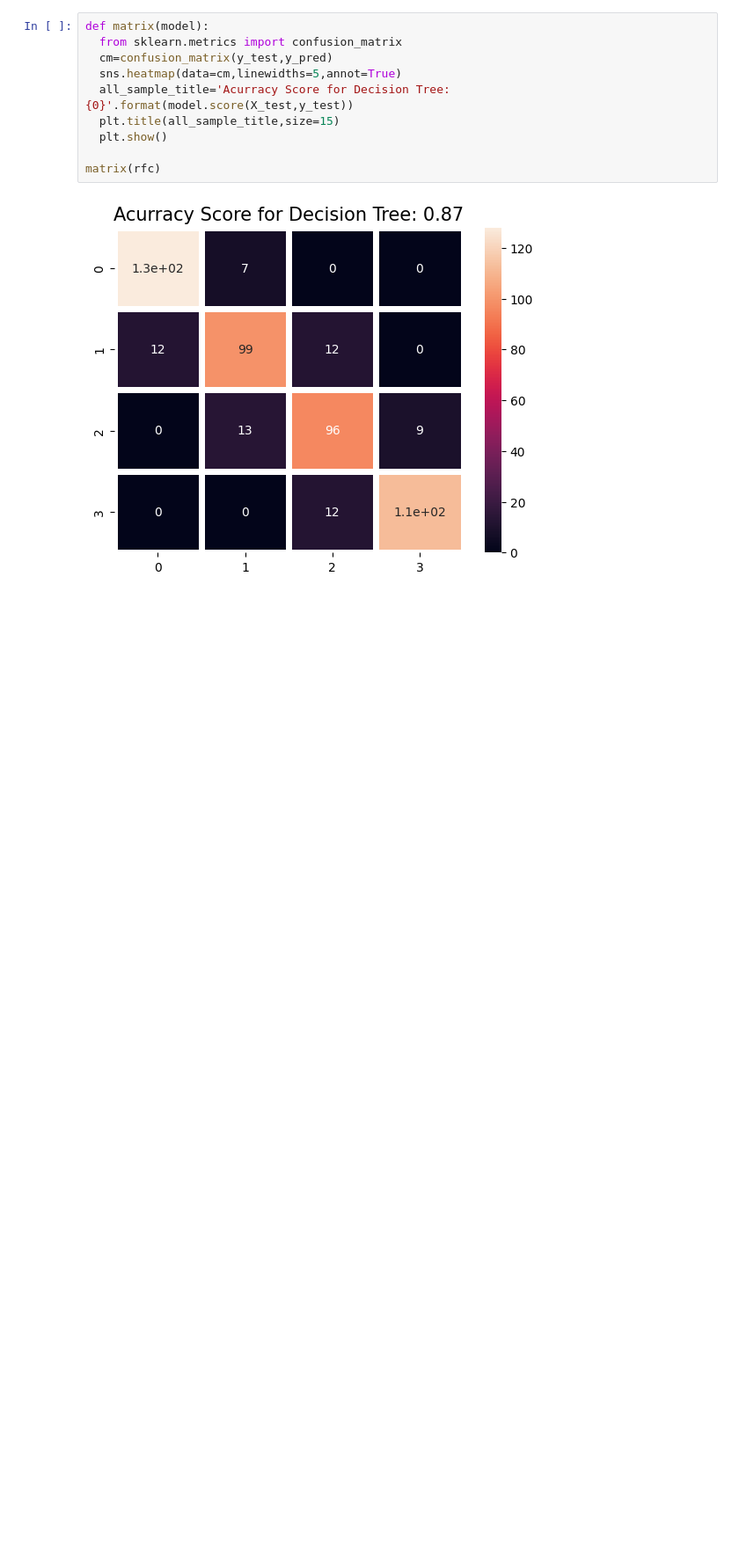
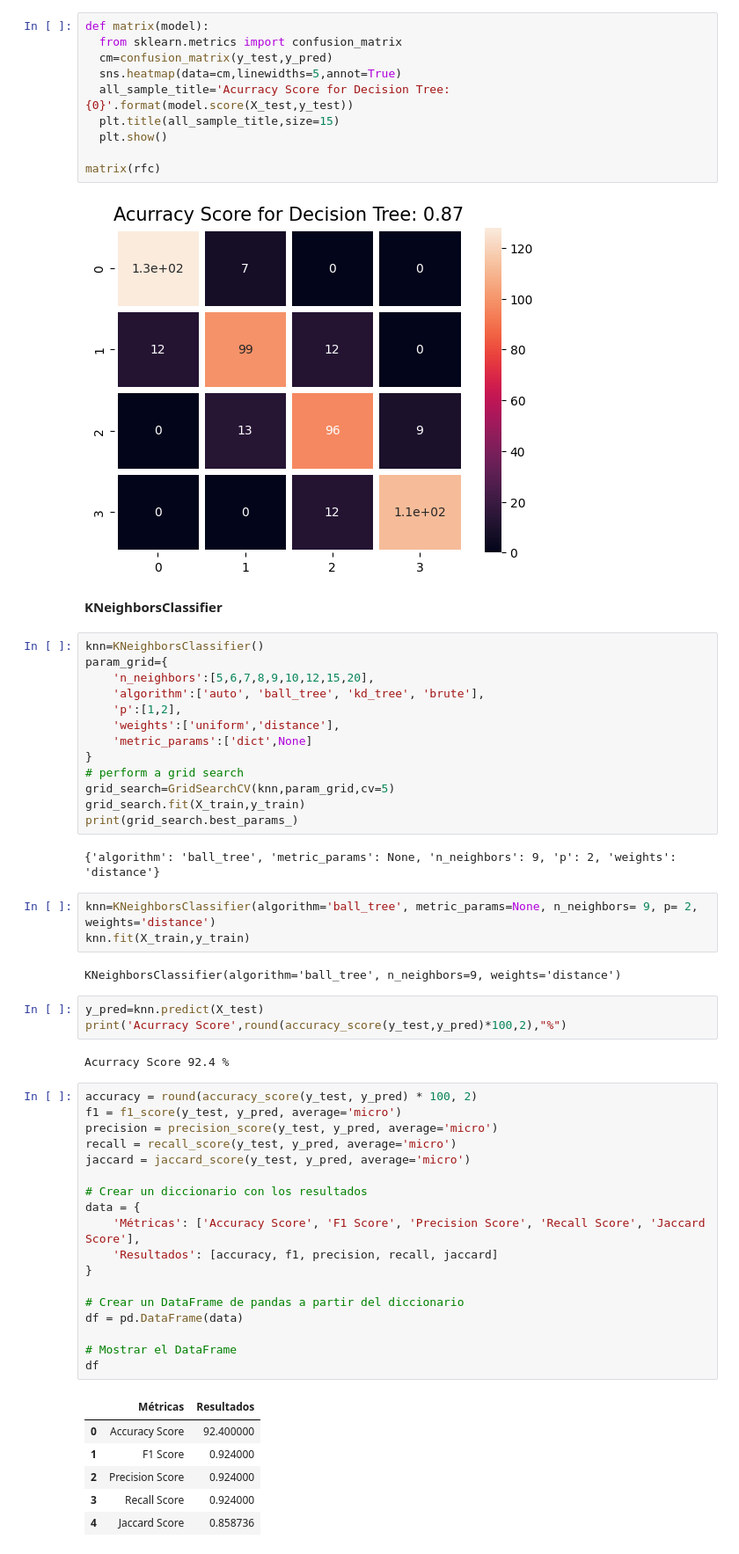
Before and after one commit to Saul-Ochoa/Machine-Learning-Classification, a Jupyter notebook: MobilePhone/MobileClasification.ipynb, the cells around one changed output. Shown at 88% size. Cells and saved outputs as stored; diff of their text form; blank space fills up the shorter version.

```diff
--- a/MobilePhone/MobileClasification.ipynb
+++ b/MobilePhone/MobileClasification.ipynb
@@ -497,3 +499,55 @@ def matrix(model):
 matrix(rfc)
 # %% [output]
 [figure]
+# %% [markdown]
+**KNeighborsClassifier**
+# %%
+knn=KNeighborsClassifier()
+param_grid={
+    'n_neighbors':[5,6,7,8,9,10,12,15,20],
+    'algorithm':['auto', 'ball_tree', 'kd_tree', 'brute'],
+    'p':[1,2],
+    'weights':['uniform','distance'],
+    'metric_params':['dict',None]
+}
+# perform a grid search
+grid_search=GridSearchCV(knn,param_grid,cv=5)
+grid_search.fit(X_train,y_train)
+print(grid_search.best_params_)
+# %% [output]
+{'algorithm': 'ball_tree', 'metric_params': None, 'n_neighbors': 9, 'p': 2, 'weights': 'distance'}
+# %%
+knn=KNeighborsClassifier(algorithm='ball_tree', metric_params=None, n_neighbors= 9, p= 2, weights='distance')
+knn.fit(X_train,y_train)
+# %% [output]
+KNeighborsClassifier(algorithm='ball_tree', n_neighbors=9, weights='distance')
+# %%
+y_pred=knn.predict(X_test)
+print('Acurracy Score',round(accuracy_score(y_test,y_pred)*100,2),"%")
+# %% [output]
+Acurracy Score 92.4 %
+# %%
+accuracy = round(accuracy_score(y_test, y_pred) * 100, 2)
+f1 = f1_score(y_test, y_pred, average='micro')
+precision = precision_score(y_test, y_pred, average='micro')
+recall = recall_score(y_test, y_pred, average='micro')
+jaccard = jaccard_score(y_test, y_pred, average='micro')
+
+# Crear un diccionario con los resultados
+data = {
+    'Métricas': ['Accuracy Score', 'F1 Score', 'Precision Score', 'Recall Score', 'Jaccard Score'],
+    'Resultados': [accuracy, f1, precision, recall, jaccard]
+}
+
+# Crear un DataFrame de pandas a partir del diccionario
+df = pd.DataFrame(data)
+
+# Mostrar el DataFrame
+df
+# %% [output]
+|  | Métricas | Resultados |
+| 0 | Accuracy Score | 92.400000 |
+| 1 | F1 Score | 0.924000 |
+| 2 | Precision Score | 0.924000 |
+| 3 | Recall Score | 0.924000 |
+| 4 | Jaccard Score | 0.858736 |
```
Also changed, not shown: parts of 9 cells of this notebook.
